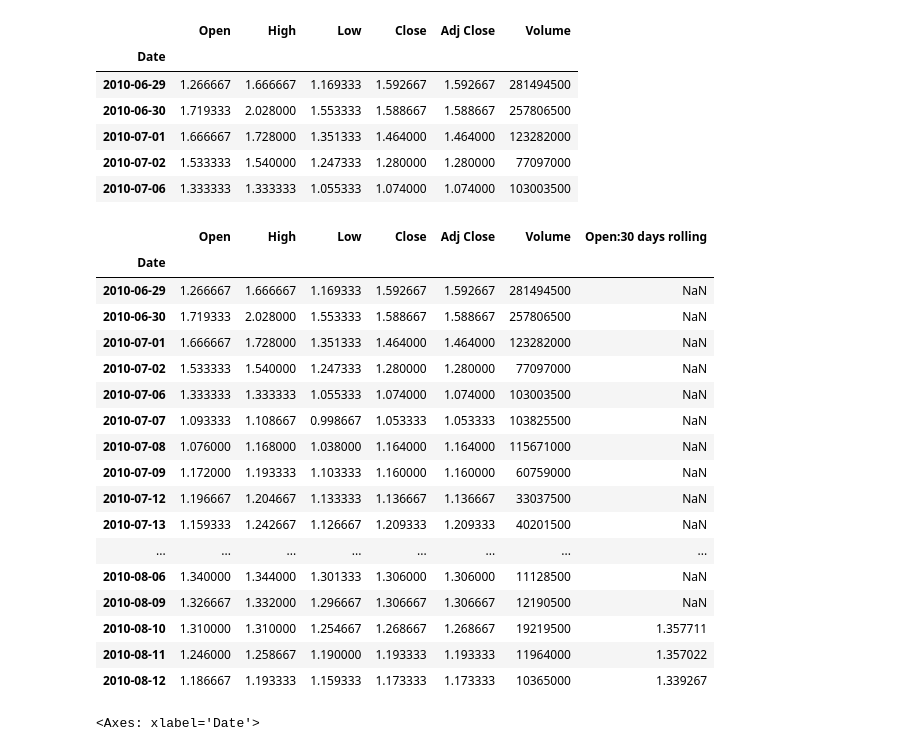
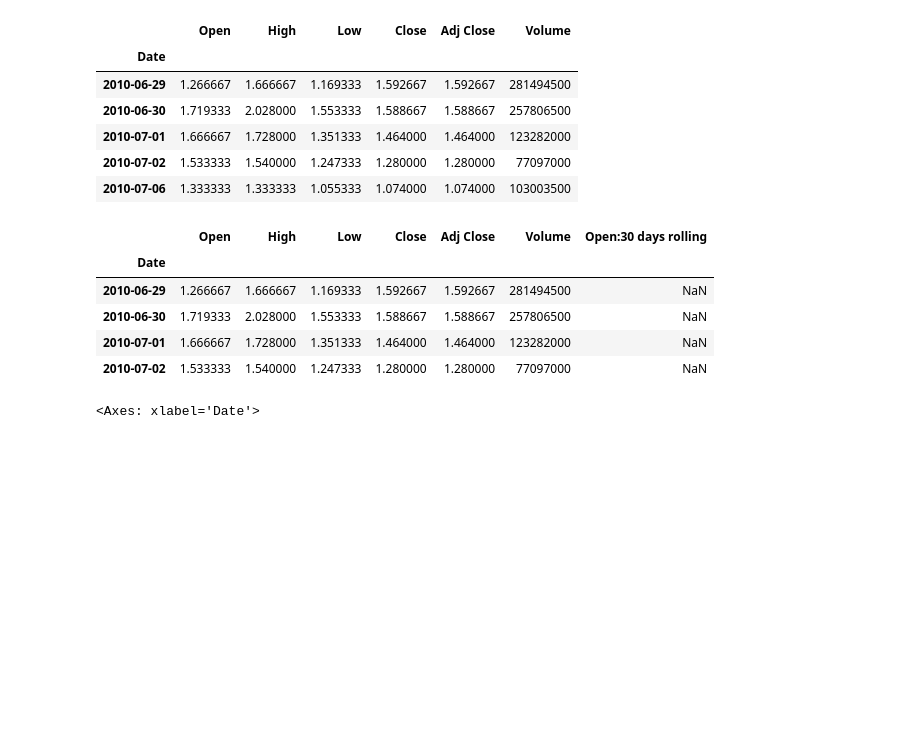
Before and after one commit to AhmAdO9/Machine_learning, a Jupyter notebook: TimeSeriesAnalysis/TimeSeriesAnalysis.ipynb, the cells around one changed output. Saved outputs shown, nothing was run; the diff lists cells and outputs as text; code cells hidden in the pictures; blank space fills up the shorter version.

```diff
--- a/TimeSeriesAnalysis/TimeSeriesAnalysis.ipynb
+++ b/TimeSeriesAnalysis/TimeSeriesAnalysis.ipynb
@@ -419,26 +419,14 @@ df.head()
 # %%
 df['Open:30 days rolling'] = df['Open'].rolling(30).mean()
 # %%
-df.head(32)
+df.head(4)
 # %% [output]
 |  | Open | High | Low | Close | Adj Close | Volume | Open:30 days rolling |
 | Date |  |  |  |  |  |  |  |
 | 2010-06-29 | 1.266667 | 1.666667 | 1.169333 | 1.592667 | 1.592667 | 281494500 | NaN |
 | 2010-06-30 | 1.719333 | 2.028000 | 1.553333 | 1.588667 | 1.588667 | 257806500 | NaN |
 | 2010-07-01 | 1.666667 | 1.728000 | 1.351333 | 1.464000 | 1.464000 | 123282000 | NaN |
 | 2010-07-02 | 1.533333 | 1.540000 | 1.247333 | 1.280000 | 1.280000 | 77097000 | NaN |
-| 2010-07-06 | 1.333333 | 1.333333 | 1.055333 | 1.074000 | 1.074000 | 103003500 | NaN |
-| 2010-07-07 | 1.093333 | 1.108667 | 0.998667 | 1.053333 | 1.053333 | 103825500 | NaN |
-| 2010-07-08 | 1.076000 | 1.168000 | 1.038000 | 1.164000 | 1.164000 | 115671000 | NaN |
-| 2010-07-09 | 1.172000 | 1.193333 | 1.103333 | 1.160000 | 1.160000 | 60759000 | NaN |
-| 2010-07-12 | 1.196667 | 1.204667 | 1.133333 | 1.136667 | 1.136667 | 33037500 | NaN |
-| 2010-07-13 | 1.159333 | 1.242667 | 1.126667 | 1.209333 | 1.209333 | 40201500 | NaN |
-| ... | ... | ... | ... | ... | ... | ... | ... |
-| 2010-08-06 | 1.340000 | 1.344000 | 1.301333 | 1.306000 | 1.306000 | 11128500 | NaN |
-| 2010-08-09 | 1.326667 | 1.332000 | 1.296667 | 1.306667 | 1.306667 | 12190500 | NaN |
-| 2010-08-10 | 1.310000 | 1.310000 | 1.254667 | 1.268667 | 1.268667 | 19219500 | 1.357711 |
-| 2010-08-11 | 1.246000 | 1.258667 | 1.190000 | 1.193333 | 1.193333 | 11964000 | 1.357022 |
-| 2010-08-12 | 1.186667 | 1.193333 | 1.159333 | 1.173333 | 1.173333 | 10365000 | 1.339267 |
 # %%
 df[['Open','Open:30 days rolling']].plot(xlim=["2020-01-01","2022-01-01"])
 # %% [output]
```
Also changed, not shown: parts of 35 cells of this notebook.
